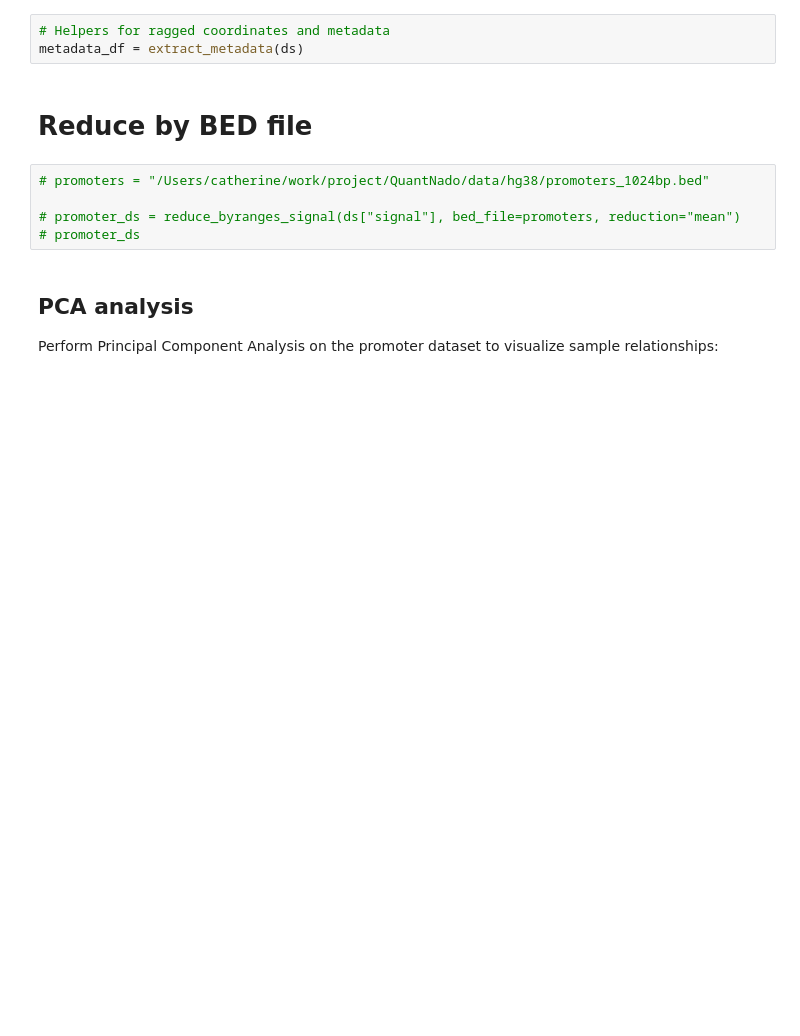
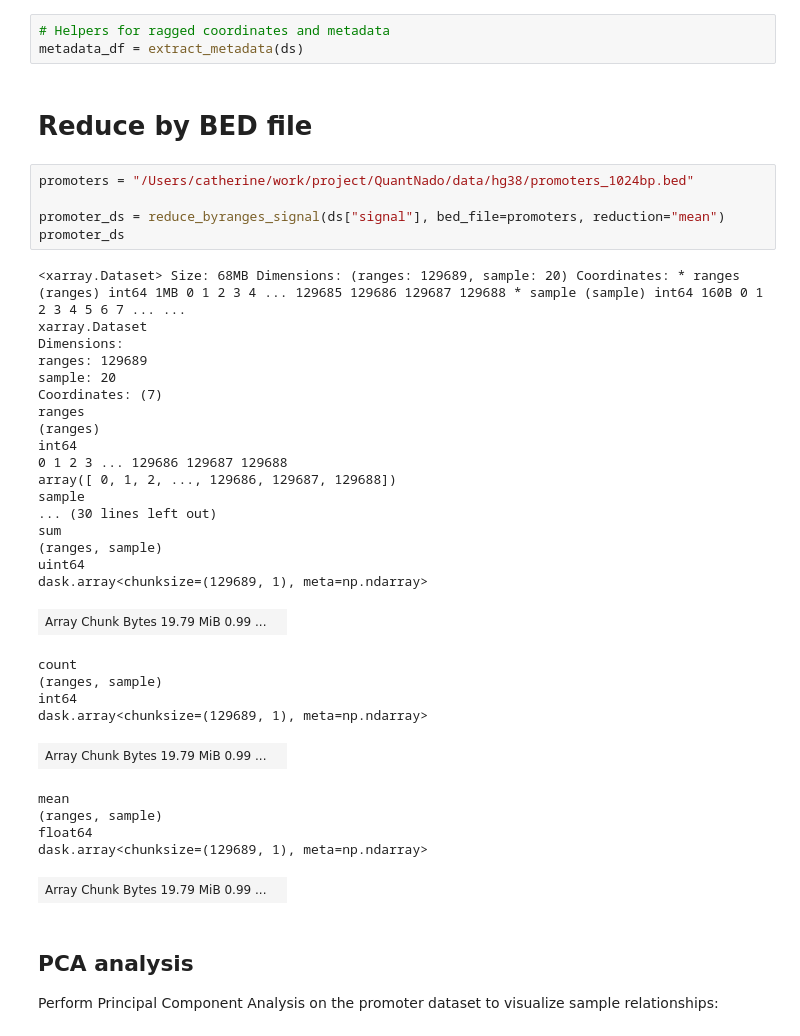
Before and after one commit to alsmith151/QuantNado, a Jupyter notebook: example/explore_dataset.ipynb, the cells around one changed output. Saved outputs shown, nothing was run; the diff lists cells and outputs as text; blank space fills up the shorter version.

```diff
--- a/example/explore_dataset.ipynb
+++ b/example/explore_dataset.ipynb
@@ -103,10 +99,39 @@ metadata_df = extract_metadata(ds)
 # %% [markdown]
 # Reduce by BED file
 # %%
-# promoters = "/Users/catherine/work/project/QuantNado/data/hg38/promoters_1024bp.bed"
+promoters = "/Users/catherine/work/project/QuantNado/data/hg38/promoters_1024bp.bed"
 
-# promoter_ds = reduce_byranges_signal(ds["signal"], bed_file=promoters, reduction="mean")
-# promoter_ds
+promoter_ds = reduce_byranges_signal(ds["signal"], bed_file=promoters, reduction="mean")
+promoter_ds
+# %% [output]
+<xarray.Dataset> Size: 68MB Dimensions: (ranges: 129689, sample: 20) Coordinates: * ranges (ranges) int64 1MB 0 1 2 3 4 ... 129685 129686 129687 129688 * sample (sample) int64 160B 0 1 2 3 4 5 6 7 ... ...
+xarray.Dataset
+Dimensions:
+ranges: 129689
+sample: 20
+Coordinates: (7)
+ranges
+(ranges)
+int64
+0 1 2 3 ... 129686 129687 129688
+array([ 0, 1, 2, ..., 129686, 129687, 129688])
+sample
+... (30 lines left out)
+sum
+(ranges, sample)
+uint64
+dask.array<chunksize=(129689, 1), meta=np.ndarray>
+| Array Chunk Bytes 19.79 MiB 0.99 ... |  |
+count
+(ranges, sample)
+int64
+dask.array<chunksize=(129689, 1), meta=np.ndarray>
+| Array Chunk Bytes 19.79 MiB 0.99 ... |  |
+mean
+(ranges, sample)
+float64
+dask.array<chunksize=(129689, 1), meta=np.ndarray>
+| Array Chunk Bytes 19.79 MiB 0.99 ... |  |
 # %% [markdown]
 ## PCA analysis
 
```
Also changed, not shown: parts of 11 cells of this notebook.
